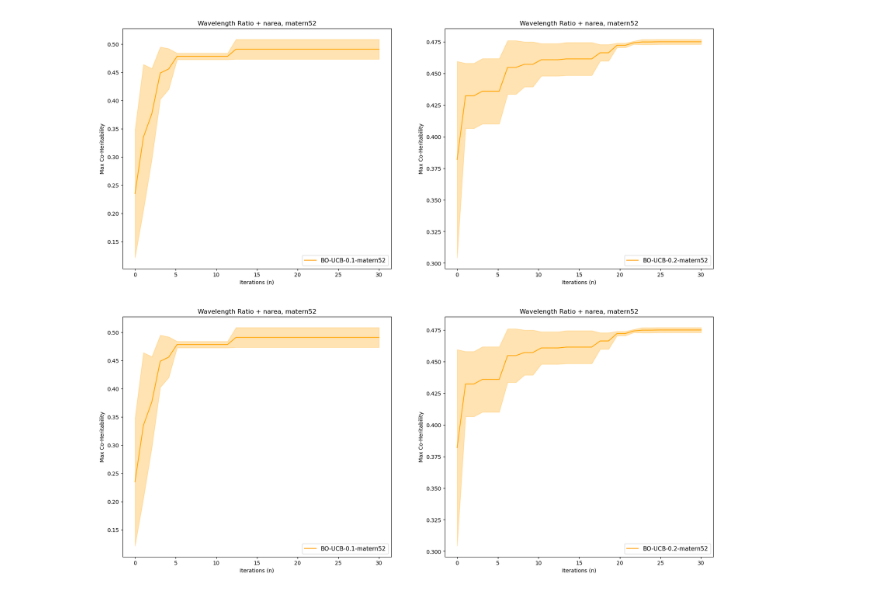
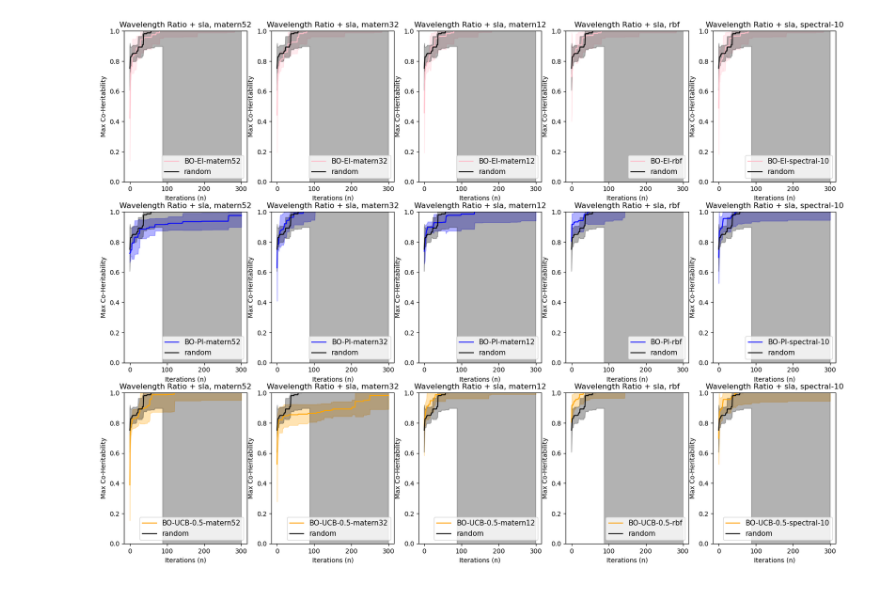
Before and after one commit to stair-lab/bo4ag, a Jupyter notebook: Benchmark/build_plot.ipynb, the cells around one changed output. Drawn from its saved outputs; the diff is of its cells as text; code cells hidden in the pictures.

Commit message:
Added plotting for different UCB beta values to build_plot. Added grid search for acquisition function (rather than gradient based)

```diff
--- a/Benchmark/build_plot.ipynb
+++ b/Benchmark/build_plot.ipynb
@@ -48,44 +57,48 @@ for acq_name in ["PI", "EI", "UCB"]:
 # %%
-trait = "narea"
+trait = "sla"
 alpha = 0.2
-seeds = [0,1,2]
+seeds = [0,1,2,3,4]
 
 #its = 300 #current maximum iterations i have ran....
 #x = np.linspace(0, its, its)
 
+# kernels = ["matern12", "matern12"]#["matern52", "matern32", "matern12", "rbf", "spectral-10"] #, "spectral-4"]
+# acqs = ["EI", "EI"] #["EI", "PI", "UCB-0.1", "UCB-0.2", "UCB-0.5"]
+
 kernels = ["matern52", "matern32", "matern12", "rbf", "spectral-10"] #, "spectral-4"]
-acqs = ["EI", "PI", "UCB", "KG", "UCB-0.1", "UCB-0.2", "UCB-0.5"]
+acqs = ["EI", "PI", "UCB-0.5"]#"UCB-0.1", "UCB-0.2", "UCB-0.5"]
 
-fig, axs = plt.subplots(len(kernels), len(acqs), figsize=(20, 18))
+fig, axs = plt.subplots(len(acqs), len(kernels), figsize=(20, 14.5))
 color_dict = {"EI": 'Pink', "PI": 'Blue', "KG": 'Green',
-              "UCB": 'Orange', "UCB-0.1": 'Orange', "UCB-0.2": 'Orange'}
+              "UCB": 'Orange', "UCB-0.1": 'Red', "UCB-0.2": 'Green', "UCB-0.5": 'Orange'}
 
 #BAYESIAN OPTIMIZATION
-for k, kernel_name in enumerate(kernels):
-    for a, acq_name in enumerate(acqs):
+for a, acq_name in enumerate(acqs):
+    for k, kernel_name in enumerate(kernels):
         botorch_results = [pd.read_csv(f"./output/{trait}/botorch{acq_name}_{kernel_name}_result_{seed}.npy", encoding='utf-8')["Best"] for seed in seeds]
         botorch_results = [np.array(botorch_results[i]) for i in range(0,len(botorch_results))]
         mean, var = np.mean(botorch_results, axis=0), np.std(botorch_results, axis=0)
         x_axis = np.linspace(0, len(mean), len(mean))
 
         color = color_dict[acq_name]
-        axs[k, a].plot(x_axis, mean, label= f"BO-{acq_name}-{kernel_name}", color=color)
-        axs[k, a].fill_between(x_axis, mean - var,  mean + var, alpha=0.3, color=color)
+        axs[a, k].plot(x_axis, mean, label= f"BO-{acq_name}-{kernel_name}", color=color)
+        axs[a, k].fill_between(x_axis, mean - var,  mean + var, alpha=0.3, color=color)
 
-#         #plot random
-#         botorch_results = [pd.read_csv(f"./output/{trait}/botorchrandom_result_{seed}.npy", encoding='utf-8')["Best"] for seed in seeds]
-#         botorch_results = [np.array(botorch_results[i]) for i in range(0,len(botorch_results))]
-#         mean, var = np.mean(botorch_results, axis=0), np.std(botorch_results, axis=0)
-#         axs[k, a].plot(x_axis, mean, label= f"random", color="black")
-#         axs[k, a].fill_between(x_axis, mean - var,  mean + var, alpha=0.3, color="black")
+        #plot random
+        botorch_results = [pd.read_csv(f"./output/{trait}/botorchrandom_result_{seed}.npy", encoding='utf-8')["Best"] for seed in seeds]
+        botorch_results = [np.array(botorch_results[i]) for i in range(0,len(botorch_results))]
+        mean, var = np.mean(botorch_results, axis=0), np.std(botorch_results, axis=0)
+        axs[a, k].plot(x_axis, mean, label= f"random", color="black")
+        axs[a, k].fill_between(x_axis, mean - var,  mean + var, alpha=0.3, color="black")
 
         # #graph elements
         # plt.plot([actual_max[trait]]*its ,linestyle='dashed', label="Best Co-heritabilty")
         # plt.plot ([top_01[trait]]*its ,linestyle='dashed', label="Top 1%")
 
-        axs[k, a].set_title(f"Wavelength Ratio + {trait}, {kernel_name}", fontsize=12)
-        axs[k, a].set_xlabel("Iterations (n)", fontsize=10)
-        axs[k, a].set_ylabel("Max Co-Heritability", fontsize=10)
-        axs[k, a].legend(loc="lower right", fontsize=11)
+        axs[a, k].set_title(f"Wavelength Ratio + {trait}, {kernel_name}", fontsize=12)
+        axs[a, k].set_xlabel("Iterations (n)", fontsize=10)
+        axs[a, k].set_ylabel("Max Co-Heritability", fontsize=10)
+        axs[a, k].legend(loc="lower right", fontsize=11)
+        axs[a, k].set_ylim(0,1)
 # %% [output]
-[figure, old version]
+[figure, new version]
```
Also changed, not shown: parts of 4 cells of this notebook, 2 other files.
